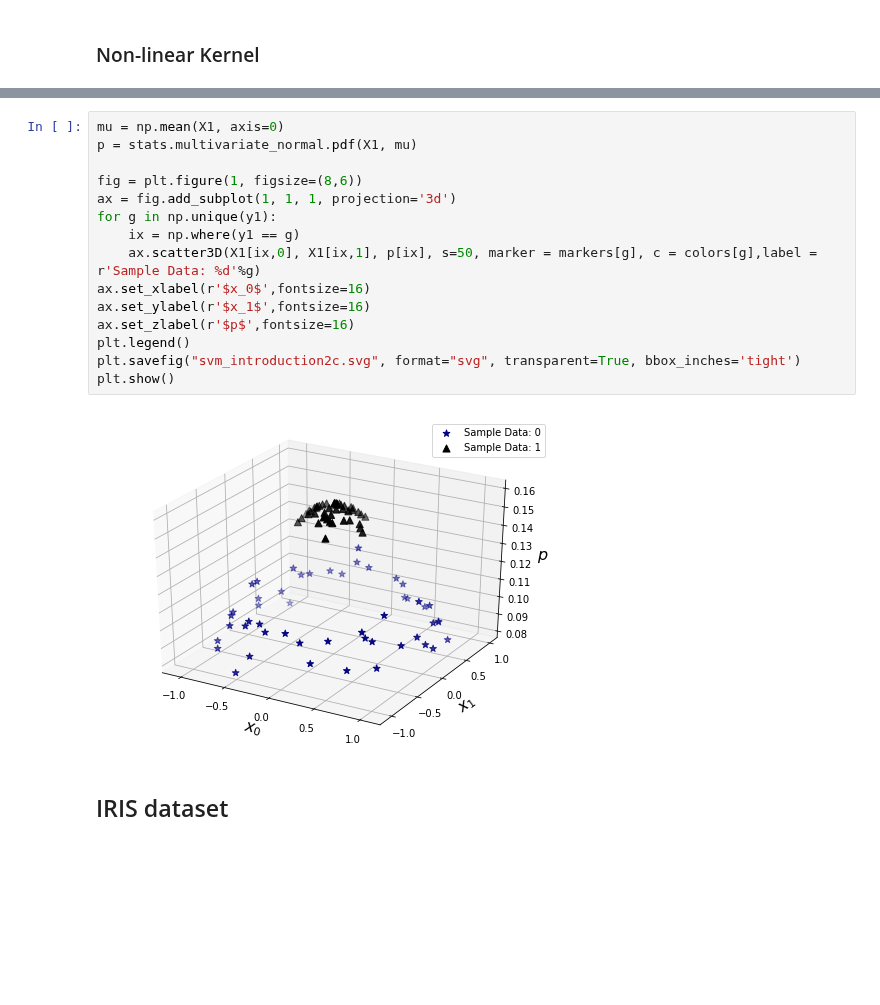
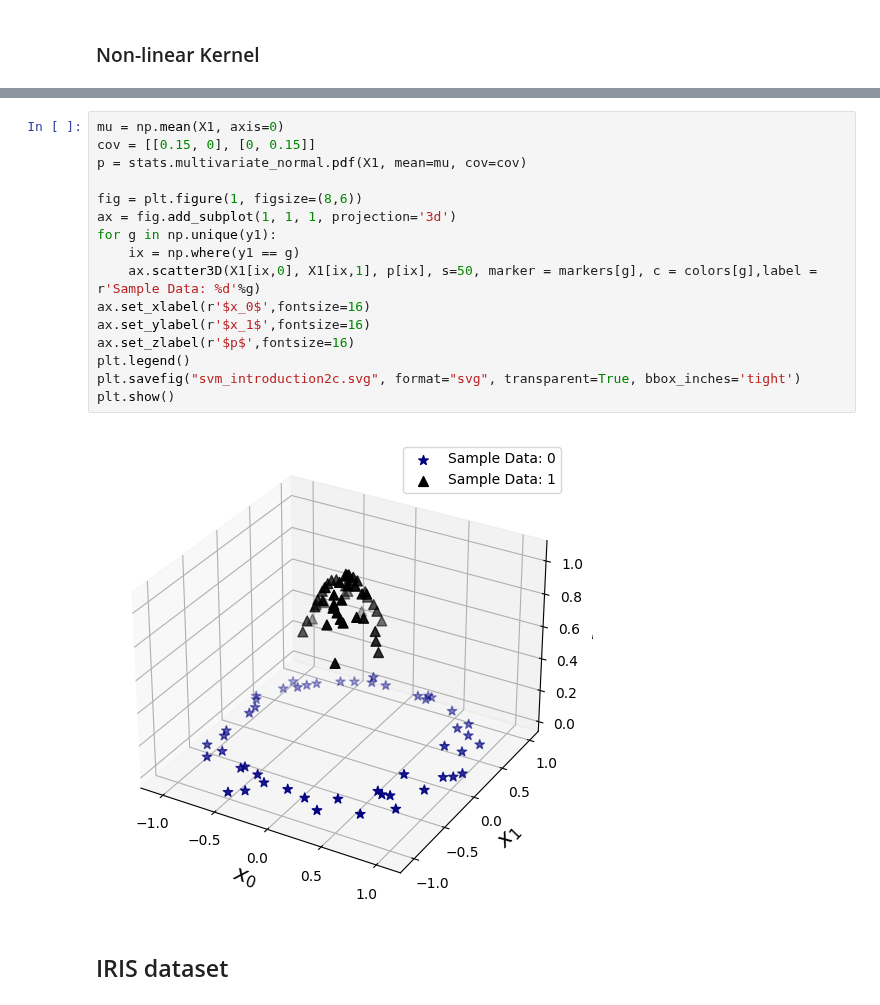
Before and after one commit to jchen8000/MLDLWithPython, a Jupyter notebook: 4_06_Support_Vector_Machine/Support_Vector_Machine_Introduction.ipynb, the cells around one changed output, grey strips where cells are left out. Drawn from its saved outputs; the diff is of its cells as text; blank space fills up the shorter version.

```diff
--- a/4_06_Support_Vector_Machine/Support_Vector_Machine_Introduction.ipynb
+++ b/4_06_Support_Vector_Machine/Support_Vector_Machine_Introduction.ipynb
@@ -123,20 +123,21 @@ plt.show()
 # %%
 mu = np.mean(X1, axis=0)
-p = stats.multivariate_normal.pdf(X1, mu)
+cov = [[0.15, 0], [0, 0.15]]
+p = stats.multivariate_normal.pdf(X1, mean=mu, cov=cov)
 
 fig = plt.figure(1, figsize=(8,6))
 ax = fig.add_subplot(1, 1, 1, projection='3d')
 for g in np.unique(y1):
     ix = np.where(y1 == g)
     ax.scatter3D(X1[ix,0], X1[ix,1], p[ix], s=50, marker = markers[g], c = colors[g],label = r'Sample Data: %d'%g)
 ax.set_xlabel(r'$x_0$',fontsize=16)
 ax.set_ylabel(r'$x_1$',fontsize=16)
 ax.set_zlabel(r'$p$',fontsize=16)
 plt.legend()
 plt.savefig("svm_introduction2c.svg", format="svg", transparent=True, bbox_inches='tight')
 plt.show()
 # %% [output]
-[figure, old version]
+[figure, new version]
 # %% [markdown]
 ## IRIS dataset
 # %%
```
Also changed, not shown: parts of 5 cells of this notebook.
